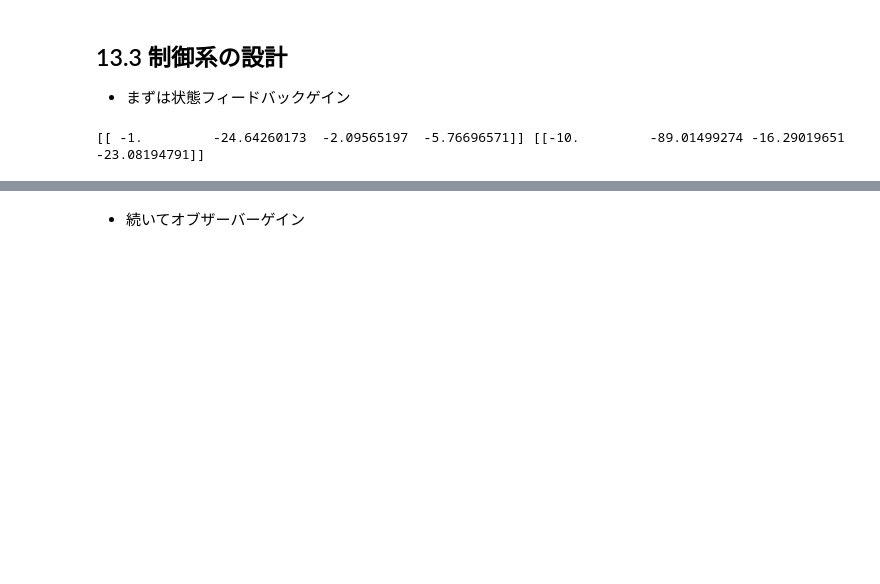
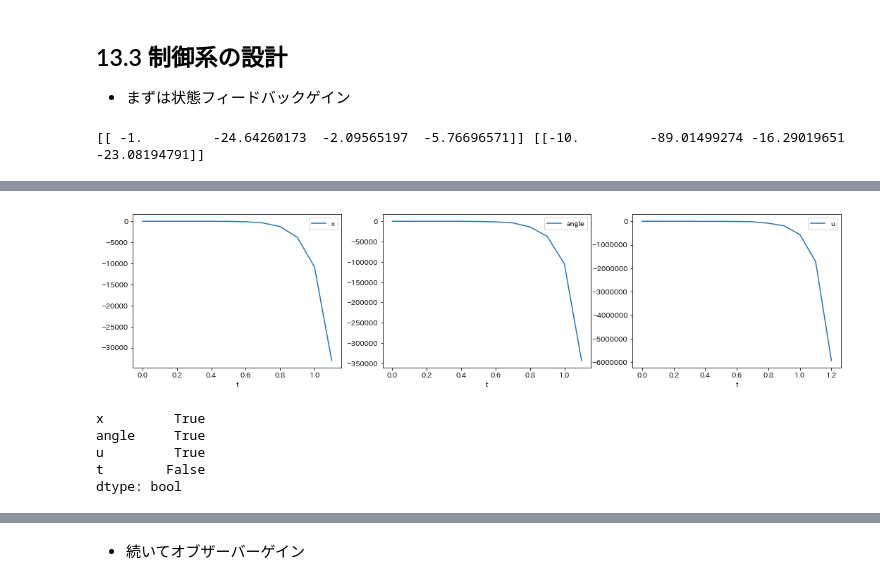
Before and after one commit to gomi-kuzu/wakariyasui_modern_control, a Jupyter notebook: 13章らへん.ipynb, the cells around one changed output, grey strips where cells are left out. Saved outputs shown, nothing was run; the diff lists cells and outputs as text; code cells hidden in the pictures; blank space fills up the shorter version.

```diff
--- a/13章らへん.ipynb
+++ b/13章らへん.ipynb
@@ -92,0 +144,51 @@ print(F1, F2)
+# %%
+# F2の場合
+
+state = [1.0, np.pi/12, 0, 0] #初期値
+angle_history = [state[1]]
+x_history = [state[0]]
+my_pen = InvertedPendulum(state[0], state[1], False)
+u = np.dot(F1, state)[0,0]
+u_history = [u]
+sampling_time = my_pen.t #[s]
+total_sim_time = 15 #[s]
+
+count_list = np.linspace(sampling_time, total_sim_time, int(total_sim_time/sampling_time))
+state = np.array(state).reshape(-1,1)
+
+for t in count_list:
+    u = -np.dot(F2, state)[0,0]
+    _ = my_pen.do_action(u)
+    x, x_dot, theta, theta_dot = my_pen.get_state()
+    x_history.append(x)
+    angle_history.append(theta)
+    u_history.append(u)
+    state = np.array([x, x_dot, theta, theta_dot]).reshape(-1,1)
+
+count_list = np.insert(count_list, 0, 0)
+
+df2 = pd.DataFrame()
+df2["x"] = x_history
+df2["angle"] = angle_history
+df2["u"] = u_history
+df2["t"] = count_list
+# %%
+fig = plt.figure(figsize=(18,4))
+ax1 = fig.add_subplot(1, 3, 1)
+ax2 = fig.add_subplot(1, 3, 2)
+ax3 = fig.add_subplot(1, 3, 3)
+
+df2.plot(ax = ax1, x = "t", y = "x")
+df2.plot(ax = ax2, x = "t", y = "angle")
+df2.plot(ax = ax3, x = "t", y = "u")
+plt.show()
+# %% [output]
+[figure, added]
+# %%
+df2.isna().any()
+# %% [output]
+x         True
+angle     True
+u         True
+t        False
+dtype: bool
```
Also changed, not shown: parts of 10 cells of this notebook, 2 other files.
